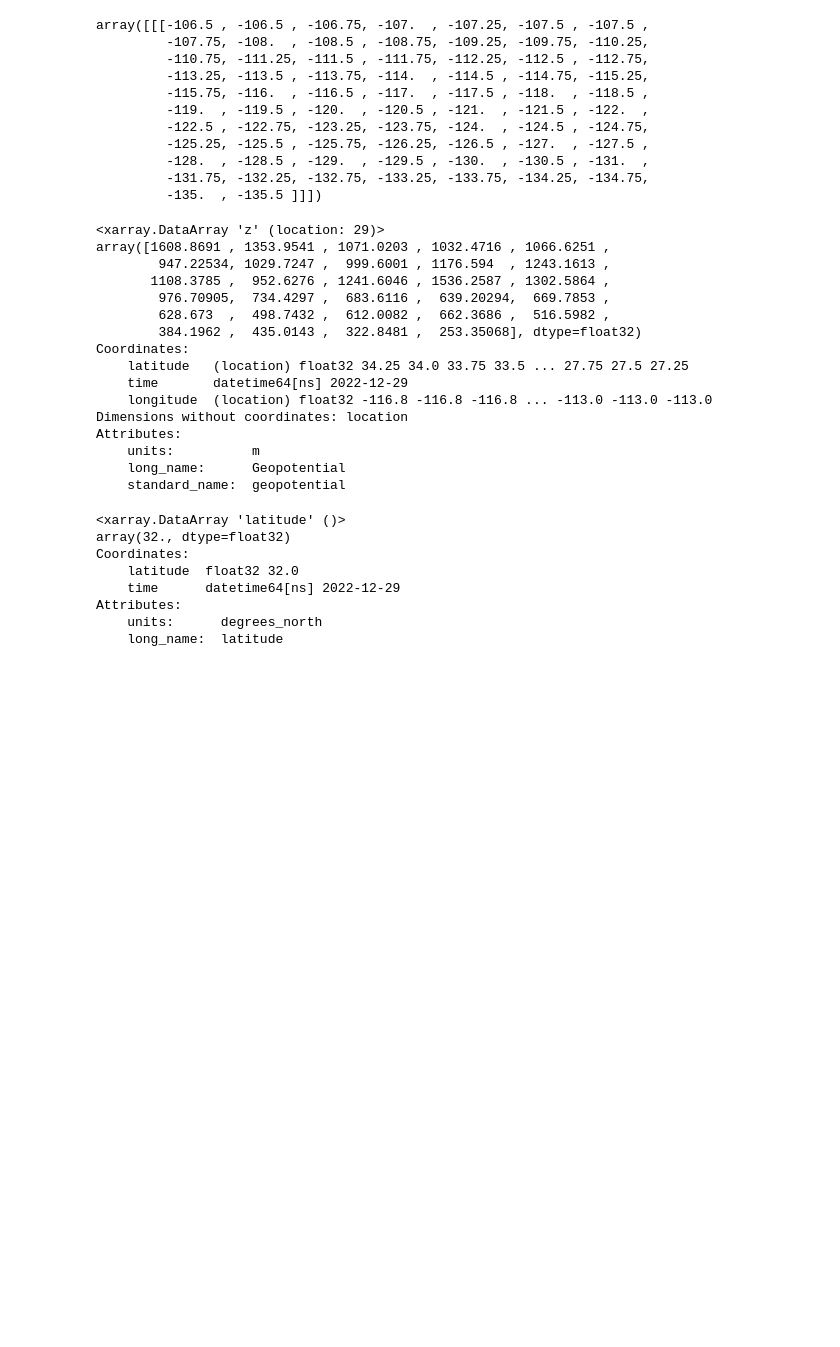
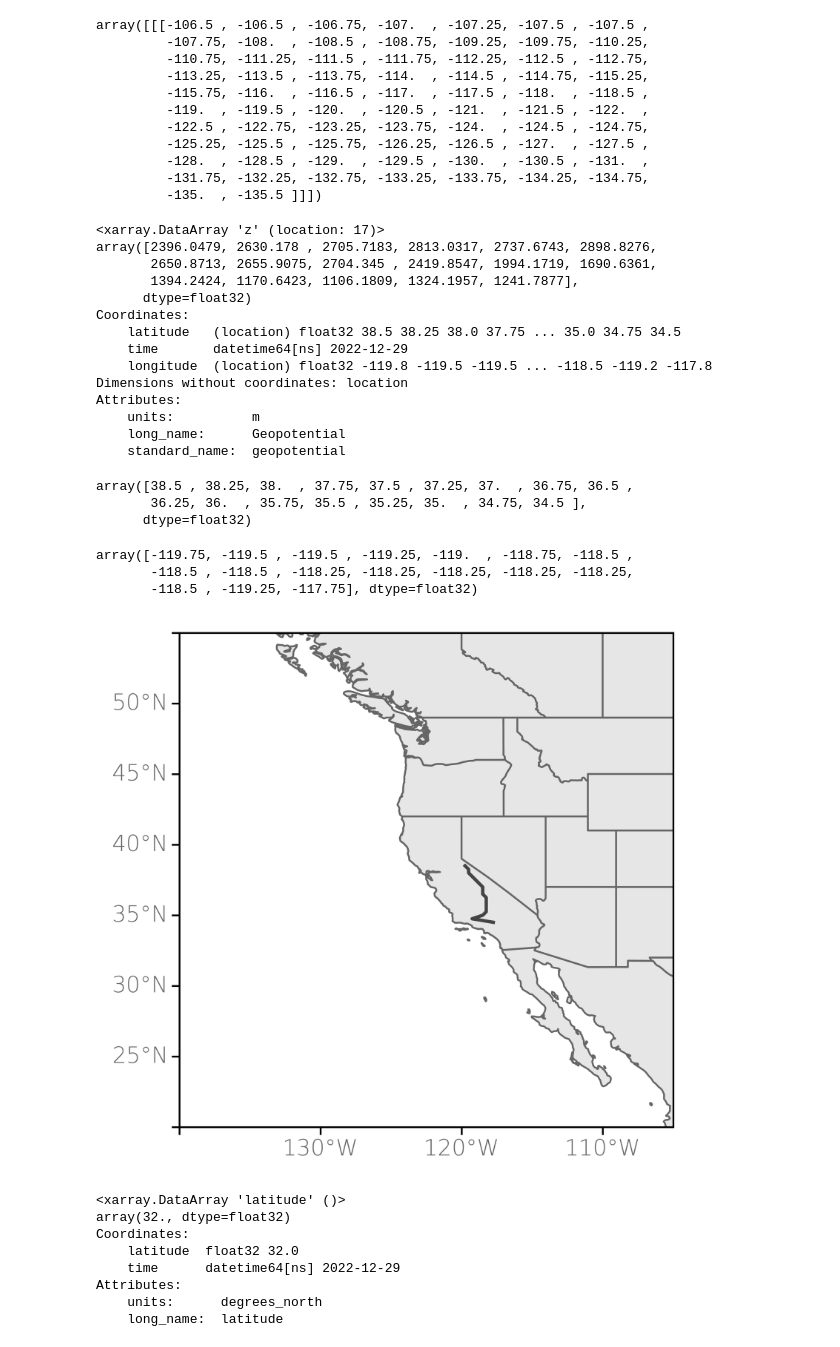
Before and after one commit to CW3E/CO_top-decile_precip_ARs_code, a Jupyter notebook: analysis/vertical_cross_section_single_case.ipynb, the cells around one changed output. Cells and saved outputs as stored; diff of their text form; code cells hidden in the pictures; blank space fills up the shorter version.

```diff
--- a/analysis/vertical_cross_section_single_case.ipynb
+++ b/analysis/vertical_cross_section_single_case.ipynb
@@ -123,8 +125,11 @@ fname = path_to_data + 'downloads/ERA5/202212_z.nc'
 terrain = xr.open_dataset(fname)
 terrain = terrain.isel(time=0)
 terrain = terrain.assign_coords({"longitude": (((terrain.longitude + 180) % 360) - 180)}) # Convert DataArray longitude coordinates from 0-359 to -180-179
-terrain = terrain.sel(latitude=slice(34.25, 27.25), longitude=slice(-118, -113))
-gph = terrain.z / 9.80665
+# terrain = terrain.sel(latitude=slice(34.25, 27.25), longitude=slice(-118, -113)) # peninsular range
+terrain = terrain.sel(latitude=slice(38.50, 34.5), longitude=slice(-130, -117)) # transverse and sierras
+# terrain = terrain.sel(latitude=slice(40.5, 38.50), longitude=slice(-130, -118)) # end of sierras
+# terrain = terrain.sel(latitude=slice(42, 40.50), longitude=slice(-130, -120.75)) # cascades
+gph = terrain.z / 9.80665 # convert to geopotential height
 gph.attrs = terrain.z.attrs
 gph.attrs['units'] = 'm'
 
@@ -140,22 +145,72 @@ y = xr.DataArray(gph.latitude.values, dims=['location'])
 test = gph.sel(longitude=x, latitude=y, method='nearest')
 test
 # %% [output]
-<xarray.DataArray 'z' (location: 29)>
-array([1608.8691 , 1353.9541 , 1071.0203 , 1032.4716 , 1066.6251 ,
-        947.22534, 1029.7247 ,  999.6001 , 1176.594  , 1243.1613 ,
-       1108.3785 ,  952.6276 , 1241.6046 , 1536.2587 , 1302.5864 ,
-        976.70905,  734.4297 ,  683.6116 ,  639.20294,  669.7853 ,
-        628.673  ,  498.7432 ,  612.0082 ,  662.3686 ,  516.5982 ,
-        384.1962 ,  435.0143 ,  322.8481 ,  253.35068], dtype=float32)
+<xarray.DataArray 'z' (location: 17)>
+array([2396.0479, 2630.178 , 2705.7183, 2813.0317, 2737.6743, 2898.8276,
+       2650.8713, 2655.9075, 2704.345 , 2419.8547, 1994.1719, 1690.6361,
+       1394.2424, 1170.6423, 1106.1809, 1324.1957, 1241.7877],
+      dtype=float32)
 Coordinates:
-    latitude   (location) float32 34.25 34.0 33.75 33.5 ... 27.75 27.5 27.25
+    latitude   (location) float32 38.5 38.25 38.0 37.75 ... 35.0 34.75 34.5
     time       datetime64[ns] 2022-12-29
-    longitude  (location) float32 -116.8 -116.8 -116.8 ... -113.0 -113.0 -113.0
+    longitude  (location) float32 -119.8 -119.5 -119.5 ... -118.5 -119.2 -117.8
 Dimensions without coordinates: location
 Attributes:
     units:          m
     long_name:      Geopotential
     standard_name:  geopotential
+# %%
+test.latitude.values
+# %% [output]
+array([38.5 , 38.25, 38.  , 37.75, 37.5 , 37.25, 37.  , 36.75, 36.5 ,
+       36.25, 36.  , 35.75, 35.5 , 35.25, 35.  , 34.75, 34.5 ],
+      dtype=float32)
+# %%
+test.longitude.values
+# %% [output]
+array([-119.75, -119.5 , -119.5 , -119.25, -119.  , -118.75, -118.5 ,
+       -118.5 , -118.5 , -118.25, -118.25, -118.25, -118.25, -118.25,
+       -118.5 , -119.25, -117.75], dtype=float32)
+# %%
+nrows = 1
+ncols = 1
+kw_ticklabels = {'size': 8, 'color': 'dimgray', 'weight': 'light'}
+## Use gridspec to set up a plot with a series of subplots that is
+## n-rows by n-columns
+gs = GridSpec(nrows, ncols, height_ratios=[1], width_ratios = [1], wspace=0.2, hspace=0.25)
+## use gs[rows index, columns index] to access grids
+
+fig = plt.figure(figsize=(10.0, 4.0))
+fig.dpi = 600
+fname = path_to_figs + 'elevation_cross_section'
+fmt = 'png'
+
+############################
+### PLOT IVT VALUES ###
+############################
+datacrs = ccrs.PlateCarree()  ## the projection the data is in
+mapcrs = ccrs.PlateCarree() ## the projection you want your map displayed in
+ext = [-140., -105., 20., 55.]
+# Set tick/grid locations
+tx = 10
+ty = 5
+dx = np.arange(ext[0],ext[1]+tx,tx)
+dy = np.arange(ext[2],ext[3]+ty,ty)
+
+ax = fig.add_subplot(gs[0, 0], projection=mapcrs)
+ax = draw_basemap(ax, extent=ext, xticks=dx, yticks=dy, left_lats=True, right_lats=False)
+ax.set_extent(ext, datacrs)
+## topo with gray shading
+# cs = plot_terrain(ax, ext)
+ax.add_feature(cfeature.STATES, edgecolor='0.4', linewidth=0.8)
+
+## add elevation cross section points
+# cf2 = ax.scatter(test.longitude.values, test.latitude.values, c='k', marker='.', transform=datacrs, alpha=0.8, s=30)
+ax.plot(test.longitude.values, test.latitude.values, c='k', transform=datacrs, alpha=0.7)
+
+plt.show()
+# %% [output]
+[figure, added]
 # %%
 terrain.latitude[9]
 # %% [output]
```
Also changed, not shown: parts of 4 cells of this notebook, 19 other files.
